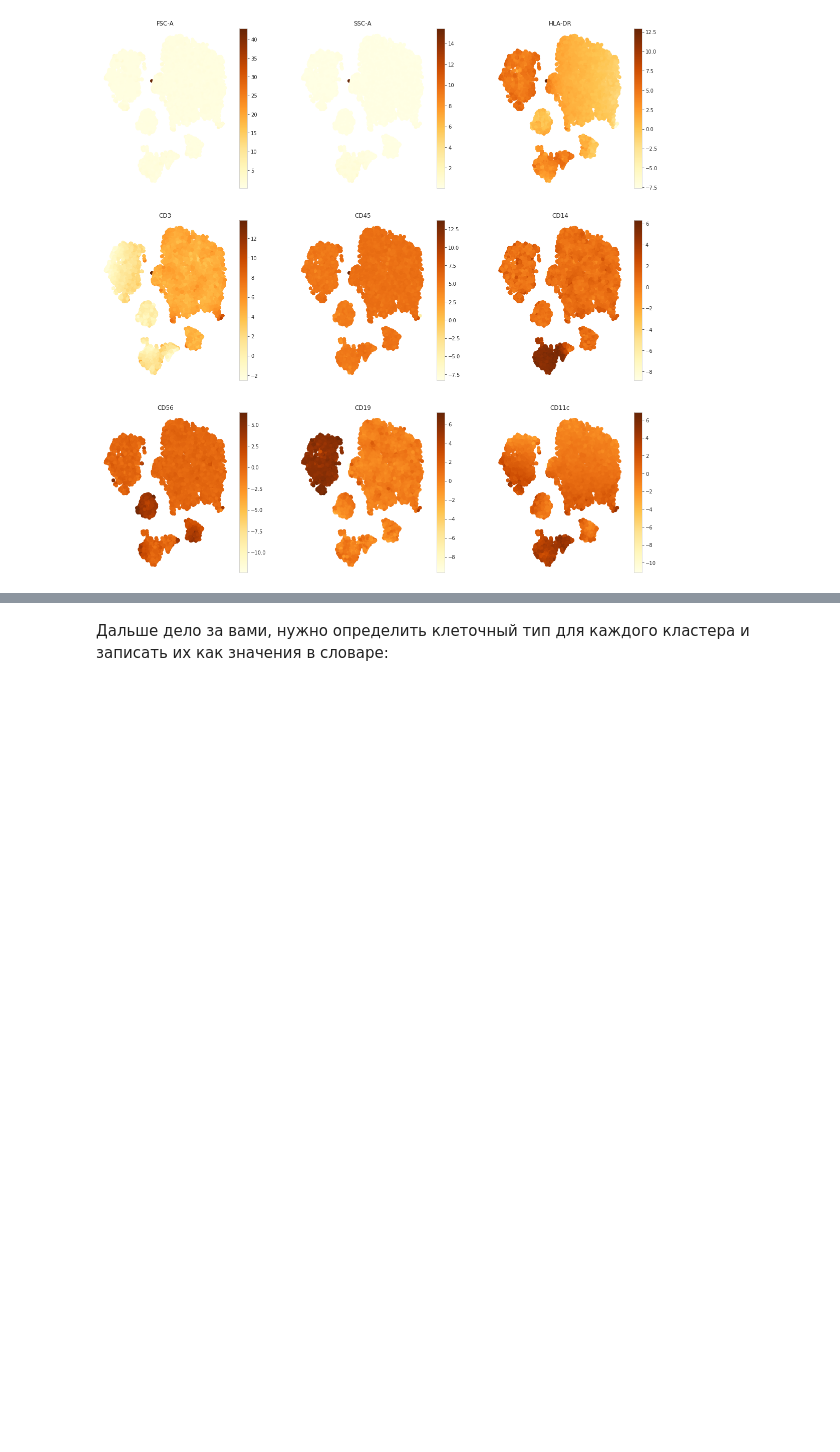
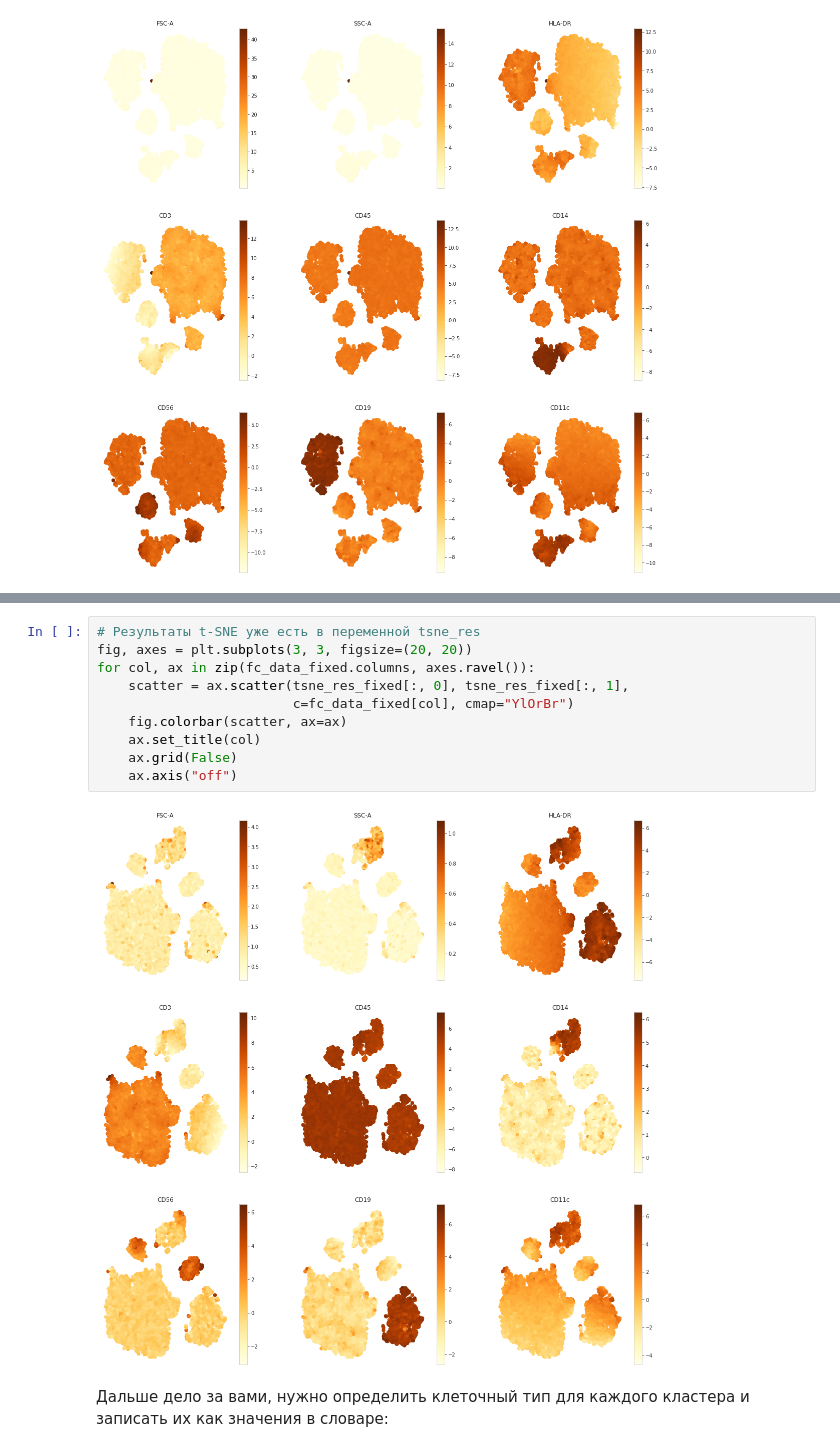
Before and after one commit to Balan666/BI_ML_2023, a Jupyter notebook: Cluster_tSNE_Balan.ipynb, the cells around one changed output, grey strips where cells are left out. Cells and saved outputs as stored; diff of their text form; blank space fills up the shorter version.

```diff
--- a/Cluster_tSNE_Balan.ipynb
+++ b/Cluster_tSNE_Balan.ipynb
@@ -558,3 +566,15 @@ for col, ax in zip(fc_data_fixed.columns, axes.ravel()):
+# %%
+# Результаты t-SNE уже есть в переменной tsne_res
+fig, axes = plt.subplots(3, 3, figsize=(20, 20))
+for col, ax in zip(fc_data_fixed.columns, axes.ravel()):
+    scatter = ax.scatter(tsne_res_fixed[:, 0], tsne_res_fixed[:, 1],
+                         c=fc_data_fixed[col], cmap="YlOrBr")
+    fig.colorbar(scatter, ax=ax)
+    ax.set_title(col)
+    ax.grid(False)
+    ax.axis("off")
+# %% [output]
+[figure, added]
 # %% [markdown]
 Дальше дело за вами, нужно определить клеточный тип для каждого кластера и записать их как значения в словаре:
 # %%
```
Also changed, not shown: parts of 7 cells of this notebook.
